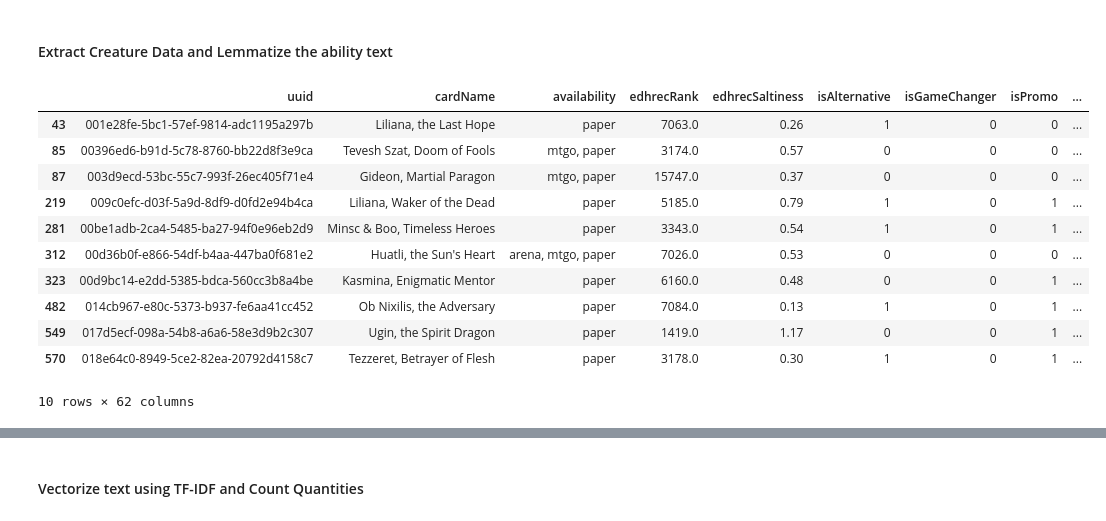
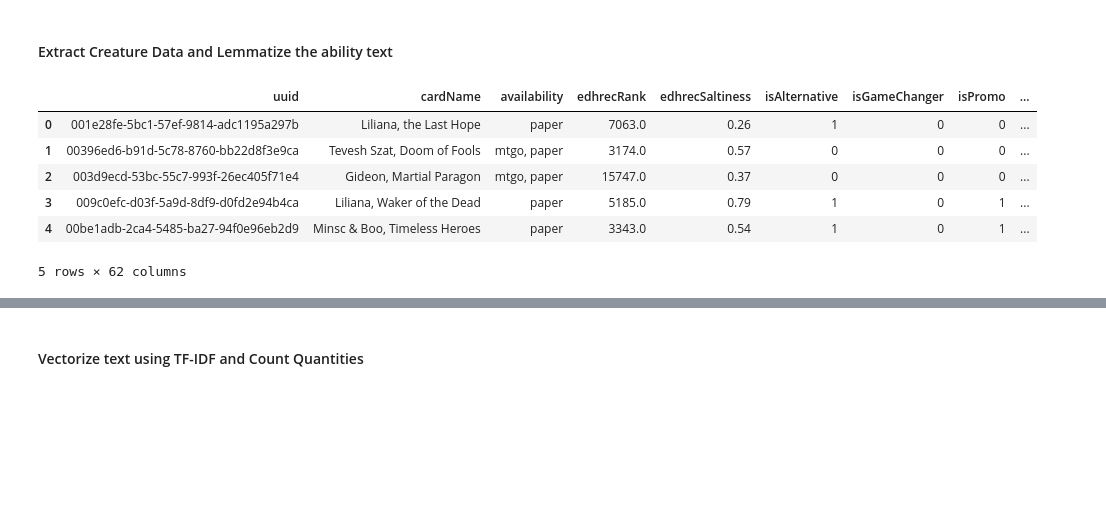
Before and after one commit to janelmjackson/understanding-mtg-card-value-through-ml, a Jupyter notebook: mtgjson_ridge_reg.ipynb, the cells around one changed output, grey strips where cells are left out. Saved outputs shown, nothing was run; the diff lists cells and outputs as text; code cells hidden in the pictures; blank space fills up the shorter version.

```diff
--- a/mtgjson_ridge_reg.ipynb
+++ b/mtgjson_ridge_reg.ipynb
@@ -173,6 +206,14 @@ See the caveats in the documentation: https://pandas.pydata.org/pandas-docs/stab
   ridge_lasso_data_df['colorIdentity'] = ridge_lasso_data_df['colorIdentity'].str.split(', ')
 Quantity of cards PRIOR to dropping NA values: 94123
 Quantity of cards AFTER to dropping NA values: 46113
+# %%
+# combine duplicate rows (card variants with the same feature values) and use the average price as the target price
+# card variants with unique attributes will be kept as separate rows
+def aggregateDuplicates(df):
+    #input: df - DataFrame with duplicate rows includes 'price' column
+    #return: df - DataFrame aggregated with average prices
+    group_by_cols = [col for col in df.columns if col != 'price']
+    return df.groupby(group_by_cols)['price'].mean().reset_index()
 # %% [markdown]
 ### Add Lemmatization Step for cleaning text
 # %%
@@ -631,21 +819,18 @@ creat_r_line_plot.show()
 # %% [markdown]
 #### Extract Creature Data and Lemmatize the ability text
 # %%
+#extract planeswalker data only and average prices for duplicate cards with exact features
 planeswalk_df = ridge_lasso_data_df[(ridge_lasso_data_df['isPlaneswalker'] == 1)]
-planeswalk_df.head(10)
+planeswalk_df = aggregateDuplicates(planeswalk_df)
+planeswalk_df.head(5)
 # %% [output]
 |  | uuid | cardName | availability | edhrecRank | edhrecSaltiness | isAlternative | isGameChanger | isPromo | ... |
-| 43 | 001e28fe-5bc1-57ef-9814-adc1195a297b | Liliana, the Last Hope | paper | 7063.0 | 0.26 | 1 | 0 | 0 | ... |
-| 85 | 00396ed6-b91d-5c78-8760-bb22d8f3e9ca | Tevesh Szat, Doom of Fools | mtgo, paper | 3174.0 | 0.57 | 0 | 0 | 0 | ... |
-| 87 | 003d9ecd-53bc-55c7-993f-26ec405f71e4 | Gideon, Martial Paragon | mtgo, paper | 15747.0 | 0.37 | 0 | 0 | 0 | ... |
-| 219 | 009c0efc-d03f-5a9d-8df9-d0fd2e94b4ca | Liliana, Waker of the Dead | paper | 5185.0 | 0.79 | 1 | 0 | 1 | ... |
-| 281 | 00be1adb-2ca4-5485-ba27-94f0e96eb2d9 | Minsc & Boo, Timeless Heroes | paper | 3343.0 | 0.54 | 1 | 0 | 1 | ... |
-| 312 | 00d36b0f-e866-54df-b4aa-447ba0f681e2 | Huatli, the Sun's Heart | arena, mtgo, paper | 7026.0 | 0.53 | 0 | 0 | 0 | ... |
-| 323 | 00d9bc14-e2dd-5385-bdca-560cc3b8a4be | Kasmina, Enigmatic Mentor | paper | 6160.0 | 0.48 | 0 | 0 | 1 | ... |
-| 482 | 014cb967-e80c-5373-b937-fe6aa41cc452 | Ob Nixilis, the Adversary | paper | 7084.0 | 0.13 | 1 | 0 | 1 | ... |
-| 549 | 017d5ecf-098a-54b8-a6a6-58e3d9b2c307 | Ugin, the Spirit Dragon | paper | 1419.0 | 1.17 | 0 | 0 | 1 | ... |
-| 570 | 018e64c0-8949-5ce2-82ea-20792d4158c7 | Tezzeret, Betrayer of Flesh | paper | 3178.0 | 0.30 | 1 | 0 | 1 | ... |
+| 0 | 001e28fe-5bc1-57ef-9814-adc1195a297b | Liliana, the Last Hope | paper | 7063.0 | 0.26 | 1 | 0 | 0 | ... |
+| 1 | 00396ed6-b91d-5c78-8760-bb22d8f3e9ca | Tevesh Szat, Doom of Fools | mtgo, paper | 3174.0 | 0.57 | 0 | 0 | 0 | ... |
+| 2 | 003d9ecd-53bc-55c7-993f-26ec405f71e4 | Gideon, Martial Paragon | mtgo, paper | 15747.0 | 0.37 | 0 | 0 | 0 | ... |
+| 3 | 009c0efc-d03f-5a9d-8df9-d0fd2e94b4ca | Liliana, Waker of the Dead | paper | 5185.0 | 0.79 | 1 | 0 | 1 | ... |
+| 4 | 00be1adb-2ca4-5485-ba27-94f0e96eb2d9 | Minsc & Boo, Timeless Heroes | paper | 3343.0 | 0.54 | 1 | 0 | 1 | ... |
-10 rows × 62 columns
+5 rows × 62 columns
 # %%
 #lemmatize planeswalker ability text
 planeswalk_df['text_lemmatized'] = planeswalk_df['text'].apply(lemmatize_sentence)
```
Also changed, not shown: parts of 43 cells of this notebook.
